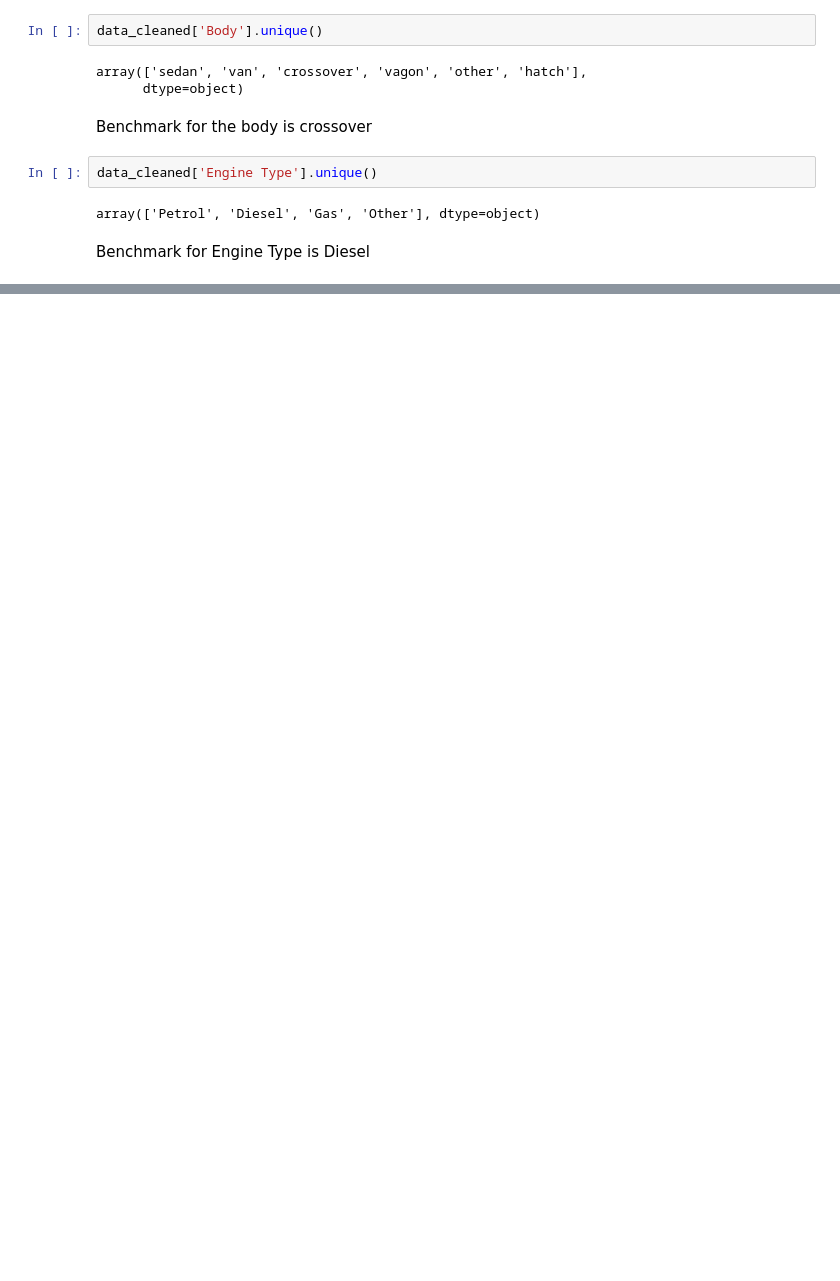
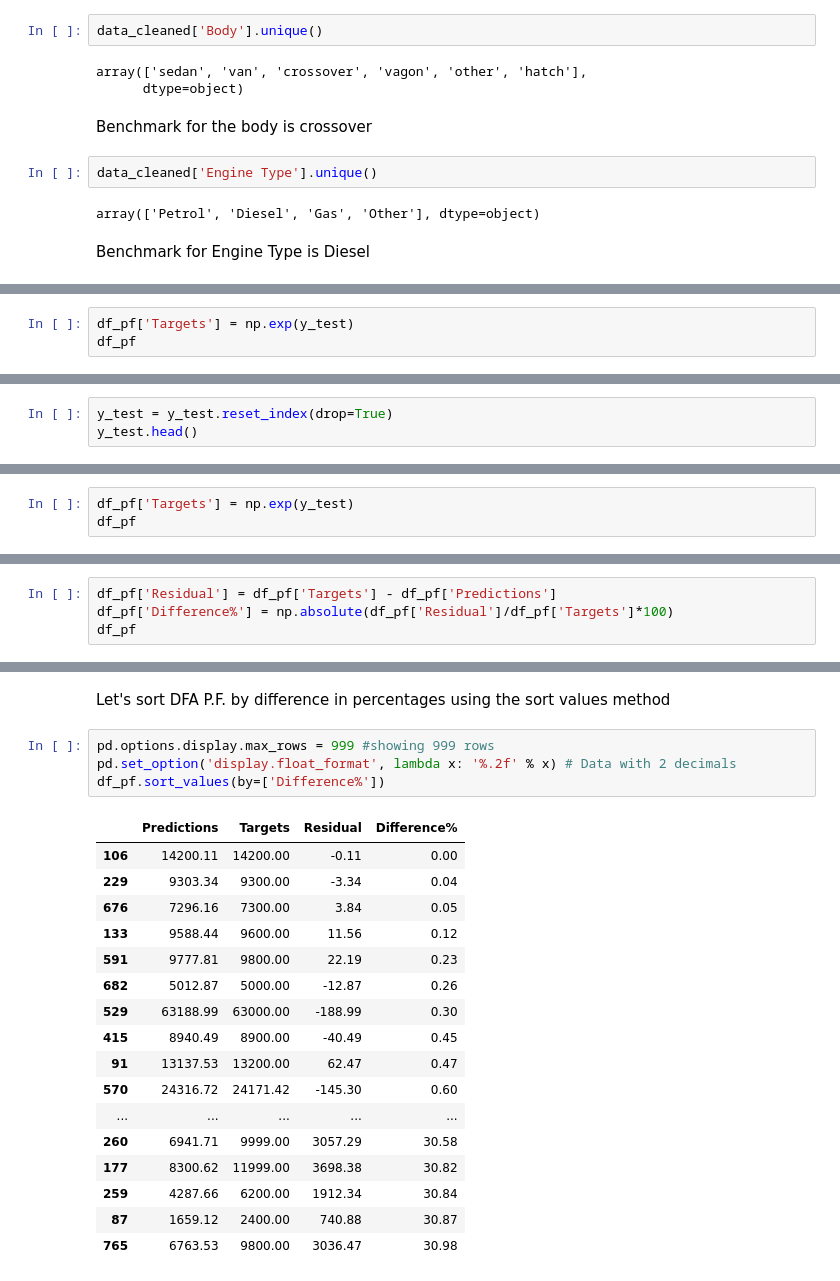
Before and after one commit to fcojquesada/Linear-Regression-Pyhton-Colab, a Jupyter notebook: Practice_Multi_Linear_Regression_Real_Life.ipynb, the cells around one changed output, grey strips where cells are left out. Saved outputs shown, nothing was run; the diff lists cells and outputs as text; blank space fills up the shorter version.

```diff
--- a/Practice_Multi_Linear_Regression_Real_Life.ipynb
+++ b/Practice_Multi_Linear_Regression_Real_Life.ipynb
@@ -583,0 +641,3 @@ Benchmark for Engine Type is Diesel
+# %%
+df_pf['Targets'] = np.exp(y_test)
+df_pf
@@ -583,0 +685,3 @@ Benchmark for Engine Type is Diesel
+# %%
+y_test = y_test.reset_index(drop=True)
+y_test.head()
@@ -583,0 +695,3 @@ Benchmark for Engine Type is Diesel
+# %%
+df_pf['Targets'] = np.exp(y_test)
+df_pf
@@ -583,0 +716,4 @@ Benchmark for Engine Type is Diesel
+# %%
+df_pf['Residual'] = df_pf['Targets'] - df_pf['Predictions']
+df_pf['Difference%'] = np.absolute(df_pf['Residual']/df_pf['Targets']*100)
+df_pf
@@ -583,0 +746,24 @@ Benchmark for Engine Type is Diesel
+# %% [markdown]
+Let's sort DFA P.F. by difference in percentages using the sort values method
+# %%
+pd.options.display.max_rows = 999 #showing 999 rows
+pd.set_option('display.float_format', lambda x: '%.2f' % x) # Data with 2 decimals
+df_pf.sort_values(by=['Difference%'])
+# %% [output]
+|  | Predictions | Targets | Residual | Difference% |
+| 106 | 14200.11 | 14200.00 | -0.11 | 0.00 |
+| 229 | 9303.34 | 9300.00 | -3.34 | 0.04 |
+| 676 | 7296.16 | 7300.00 | 3.84 | 0.05 |
+| 133 | 9588.44 | 9600.00 | 11.56 | 0.12 |
+| 591 | 9777.81 | 9800.00 | 22.19 | 0.23 |
+| 682 | 5012.87 | 5000.00 | -12.87 | 0.26 |
+| 529 | 63188.99 | 63000.00 | -188.99 | 0.30 |
+| 415 | 8940.49 | 8900.00 | -40.49 | 0.45 |
+| 91 | 13137.53 | 13200.00 | 62.47 | 0.47 |
+| 570 | 24316.72 | 24171.42 | -145.30 | 0.60 |
+| ... | ... | ... | ... | ... |
+| 260 | 6941.71 | 9999.00 | 3057.29 | 30.58 |
+| 177 | 8300.62 | 11999.00 | 3698.38 | 30.82 |
+| 259 | 4287.66 | 6200.00 | 1912.34 | 30.84 |
+| 87 | 1659.12 | 2400.00 | 740.88 | 30.87 |
+| 765 | 6763.53 | 9800.00 | 3036.47 | 30.98 |
```
Also changed, not shown: parts of 18 cells of this notebook.
